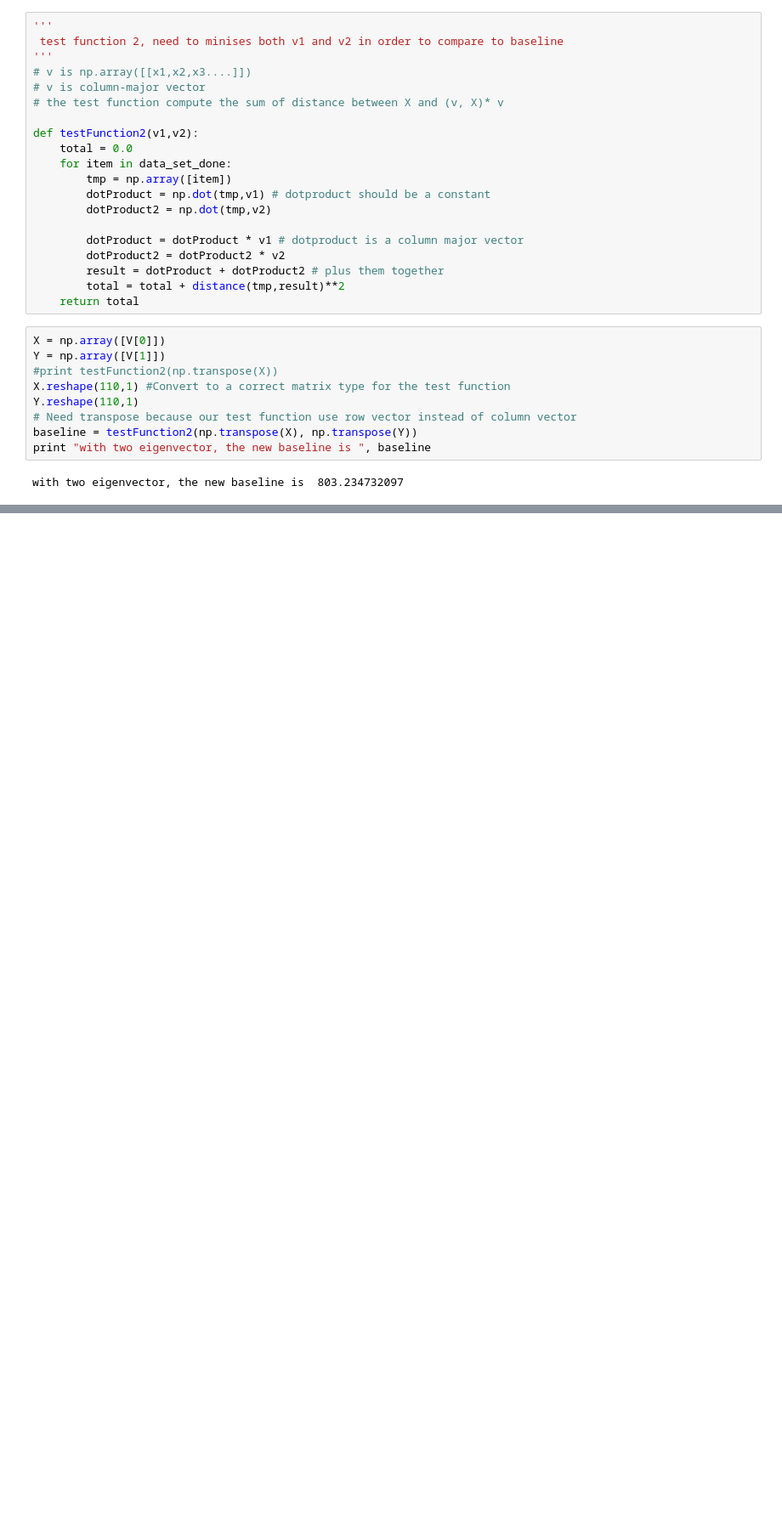
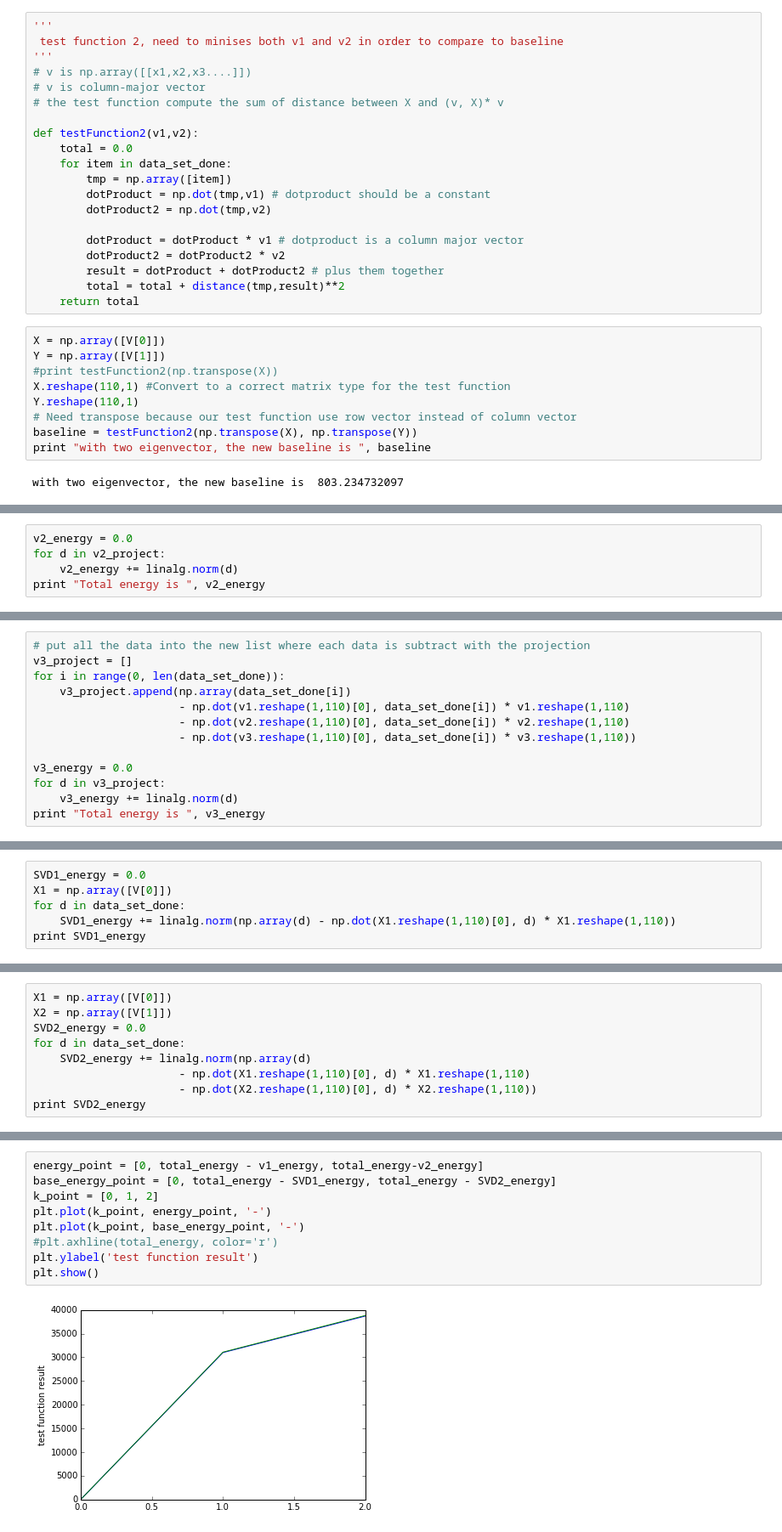
Before and after one commit to RuiqingQiu/SGD, a Jupyter notebook: SGD_oja.ipynb, the cells around one changed output, grey strips where cells are left out. Shown at 85% size. Cells and saved outputs as stored; diff of their text form; blank space fills up the shorter version.

Commit message:
multiple iteration and graph for energy

```diff
--- a/SGD_oja.ipynb
+++ b/SGD_oja.ipynb
@@ -422,0 +525,5 @@ initialize v2  [[ 0.10444039]
+# %%
+v2_energy = 0.0
+for d in v2_project:
+    v2_energy += linalg.norm(d)
+print "Total energy is ", v2_energy
@@ -422,0 +532,13 @@ initialize v2  [[ 0.10444039]
+# %%
+# put all the data into the new list where each data is subtract with the projection
+v3_project = []
+for i in range(0, len(data_set_done)):
+    v3_project.append(np.array(data_set_done[i])
+                      - np.dot(v1.reshape(1,110)[0], data_set_done[i]) * v1.reshape(1,110)
+                      - np.dot(v2.reshape(1,110)[0], data_set_done[i]) * v2.reshape(1,110)
+                      - np.dot(v3.reshape(1,110)[0], data_set_done[i]) * v3.reshape(1,110))
+
+v3_energy = 0.0
+for d in v3_project:
+    v3_energy += linalg.norm(d)
+print "Total energy is ", v3_energy
@@ -422,0 +547,6 @@ initialize v2  [[ 0.10444039]
+# %%
+SVD1_energy = 0.0
+X1 = np.array([V[0]])
+for d in data_set_done:
+    SVD1_energy += linalg.norm(np.array(d) - np.dot(X1.reshape(1,110)[0], d) * X1.reshape(1,110))
+print SVD1_energy
@@ -422,0 +555,9 @@ initialize v2  [[ 0.10444039]
+# %%
+X1 = np.array([V[0]])
+X2 = np.array([V[1]])
+SVD2_energy = 0.0
+for d in data_set_done:
+    SVD2_energy += linalg.norm(np.array(d)
+                      - np.dot(X1.reshape(1,110)[0], d) * X1.reshape(1,110)
+                      - np.dot(X2.reshape(1,110)[0], d) * X2.reshape(1,110))
+print SVD2_energy
@@ -422,0 +583,11 @@ initialize v2  [[ 0.10444039]
+# %%
+energy_point = [0, total_energy - v1_energy, total_energy-v2_energy]
+base_energy_point = [0, total_energy - SVD1_energy, total_energy - SVD2_energy]
+k_point = [0, 1, 2]
+plt.plot(k_point, energy_point, '-')
+plt.plot(k_point, base_energy_point, '-')
+#plt.axhline(total_energy, color='r')
+plt.ylabel('test function result')
+plt.show()
+# %% [output]
+[figure, added]
```
Also changed, not shown: parts of 17 cells of this notebook.
